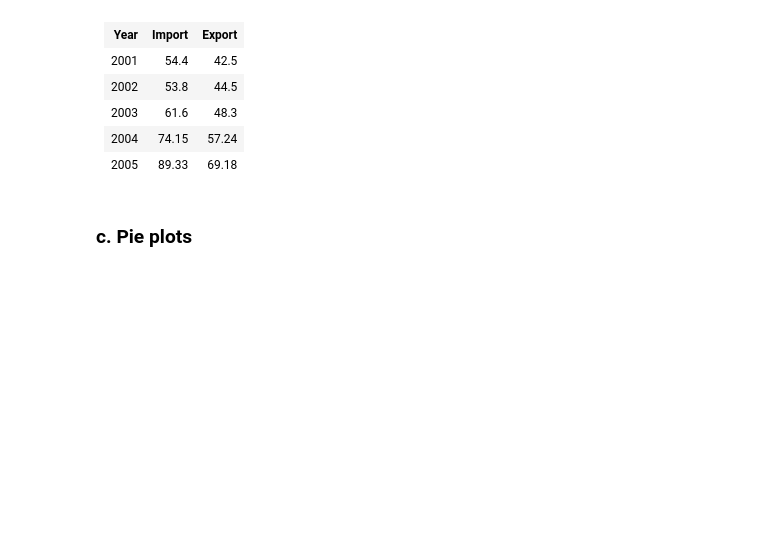
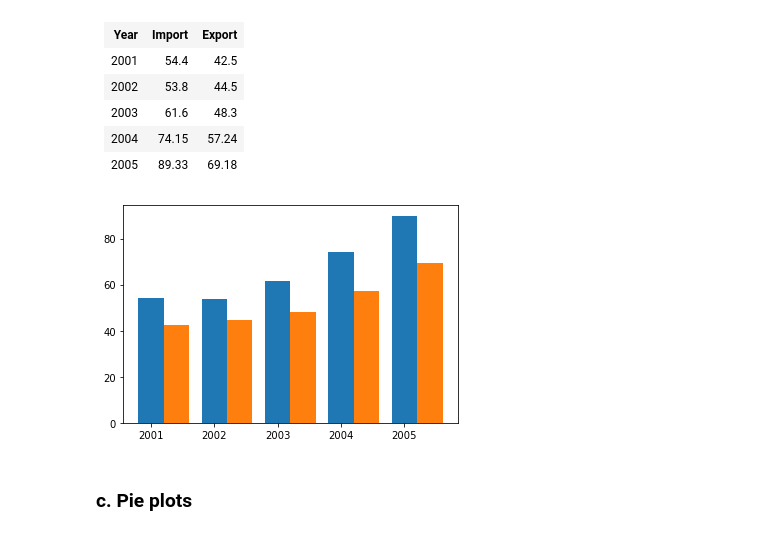
Before and after one commit to harshagiri/pydila, a Jupyter notebook: NPV-MANDATORY ASSIGNMENT_5/NPV_5B/NPV_5B.ipynb, the cells around one changed output. Saved outputs shown, nothing was run; the diff lists cells and outputs as text; code cells hidden in the pictures; blank space fills up the shorter version.

```diff
--- a/NPV-MANDATORY ASSIGNMENT_5/NPV_5B/NPV_5B.ipynb
+++ b/NPV-MANDATORY ASSIGNMENT_5/NPV_5B/NPV_5B.ipynb
@@ -200,3 +201,19 @@ NameError: name 'px' is not defined
+# %%
+# type your code here
+Year=[2001, 2002, 2003, 2004, 2005]
+Import = [54.4, 53.8, 61.6, 74.15, 89.93]
+Export = [42.5, 44.5, 48.3, 57.24, 69.18]
+
+xpos = np.arange(len(Year))
+
+plt.bar(xpos, Import, width=0.4)
+plt.bar(xpos+0.4, Export, width=0.4)
+
+plt.xticks(xpos,  Year)
+
+plt.show()
+# %% [output]
+[figure, added]
 # %% [markdown]
 ### c. Pie plots
 # %% [markdown]
```
Also changed, not shown: parts of 11 cells of this notebook, 1 other file.
